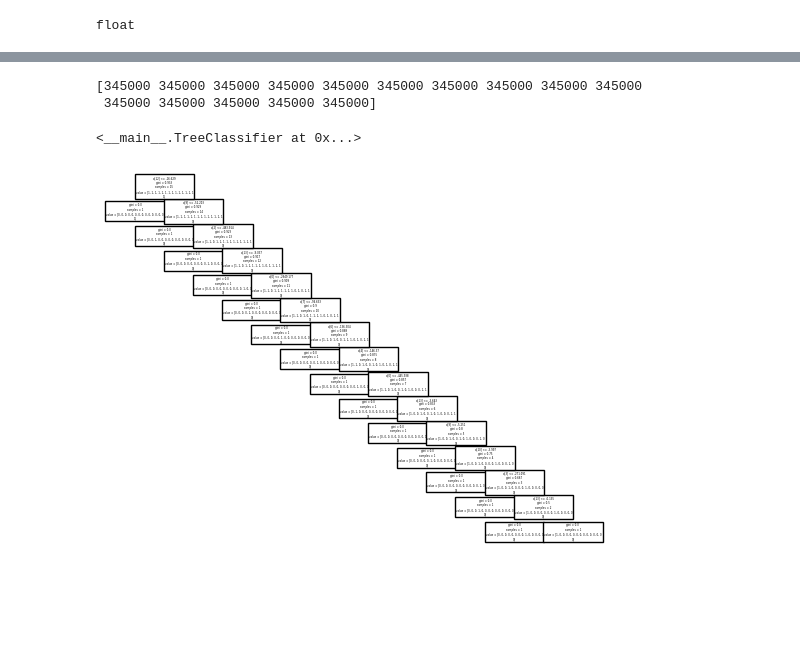
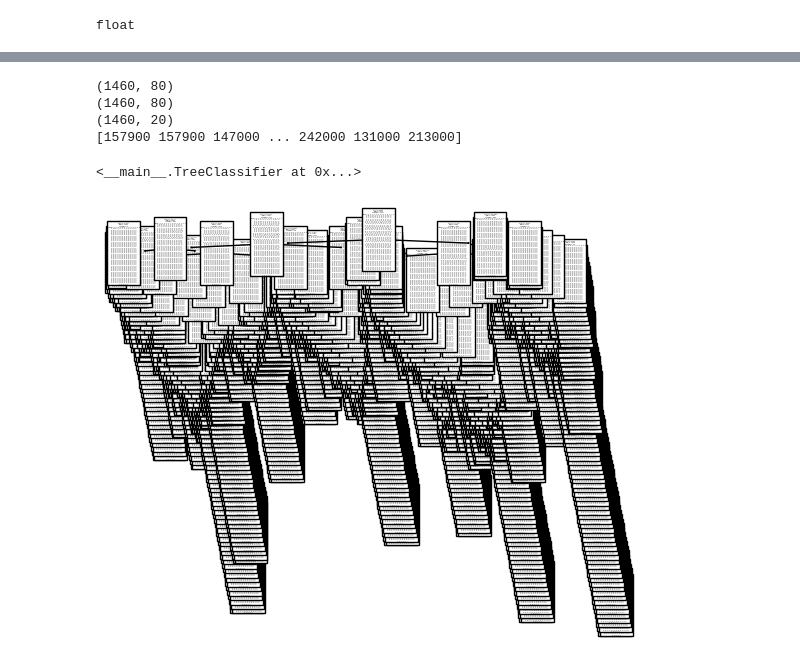
Before and after one commit to Kacper-W-Kozdon/kaggle-houses-pricing, a Jupyter notebook: notebook0706d609ae.ipynb, the cells around one changed output, grey strips where cells are left out. Saved outputs shown, nothing was run; the diff lists cells and outputs as text; code cells hidden in the pictures; blank space fills up the shorter version.

Commit message:
Kaggle Notebook | notebook0706d609ae | working decTree w/ feat select; next: rand forest

```diff
--- a/notebook0706d609ae.ipynb
+++ b/notebook0706d609ae.ipynb
@@ -148,17 +151,23 @@ None
 class TreeClassifier():
     def __init__(self):
 
-        classifier = None
-        pca = None
+        self.classifier = tree.DecisionTreeClassifier()
+        self.pca = None
+        self.max_features = 20
+        self.predictions = None
 
     def __feature_selection__(self, X, train = 1):
         if train == 1:
             pca = PCA()
 
             S_ = pca.fit(np.array(X)).transform(np.array(X))
+            print(S_.shape)
+
+            self.pca = pca
+
+            self.classifier = SelectFromModel(self.classifier, prefit = False, max_features = self.max_features)
 
 
-            self.pca = pca
         if train == 0:
 
             S_ = self.pca.transform(np.array(X))
@@ -166,45 +175,53 @@ class TreeClassifier():
         return S_, self
 
     def train(self, X, Y):
-        classifier = tree.DecisionTreeClassifier()
-        Xpca = copy.copy(X)
-#        print(Xpca)
-        Xpca, _ = self.__feature_selection__(Xpca)
-        classifier.fit(Xpca, Y)
+
+        classifier = self.classifier
+        Xfs = copy.copy(X)
+        print(Xfs.shape)
+        Xfs, _ = self.__feature_selection__(Xfs)
+        classifier.fit(Xfs, Y)
+        Xfs = self.classifier.transform(Xfs)
+        print(Xfs.shape)
         self.classifier = classifier
         return self
 
     def plt(self):
         tree.plot_tree(self.classifier)
         dot_data = tree.export_graphviz(self.classifier, out_file=None, filled=True, rounded=True, special_characters=True)
         graph = graphviz.Source(dot_data)
         graph.render("myDecisionTree")
 #        f = open('/kaggle/working/myDecisionTree.pdf','rb')
 #        pdf_reader = PyPDF2.PdfReader(f)
 #        page = pdf_reader.pages[0]
 #
 #        count = 0
 #
 #        for image_file_object in page.images:
 #            with open(str(count) + image_file_object.name, "wb") as fp:
 #                fp.write(image_file_object.data)
 #                count += 1
 
     def pred(self, X, Y):
-        Xpca = copy.copy(X)
+        Xfs = copy.copy(X)
 #        print(Xpca)
-        Xpca, _ = self.__feature_selection__(Xpca, 0)
-        self.predictions = self.classifier.predict(Xpca)
+        Xfs, _ = self.__feature_selection__(Xfs, 0)
+        self.predictions = self.classifier.predict(Xfs)
 
         print(self.predictions)
         return self
 
+
+XTrain, YTrain = data_prep(train, trainDict)
+XTest = data_prep(test, trainDict, test = 1)
 Tree = TreeClassifier()
-Tree.train(XTrainHead, YTrainHead)
+Tree.train(XTrain, YTrain)
 Tree.plt()
-Tree.pred(XTestHead, YTrainHead)
+Tree.pred(XTest, YTrain)
 # %% [output]
-[345000 345000 345000 345000 345000 345000 345000 345000 345000 345000
- 345000 345000 345000 345000 345000]
+(1460, 80)
+(1460, 80)
+(1460, 20)
+[157900 157900 147000 ... 242000 131000 213000]
 <__main__.TreeClassifier at 0x...>
-[figure, old version]
+[figure, new version]
```
Also changed, not shown: parts of 4 cells of this notebook.
